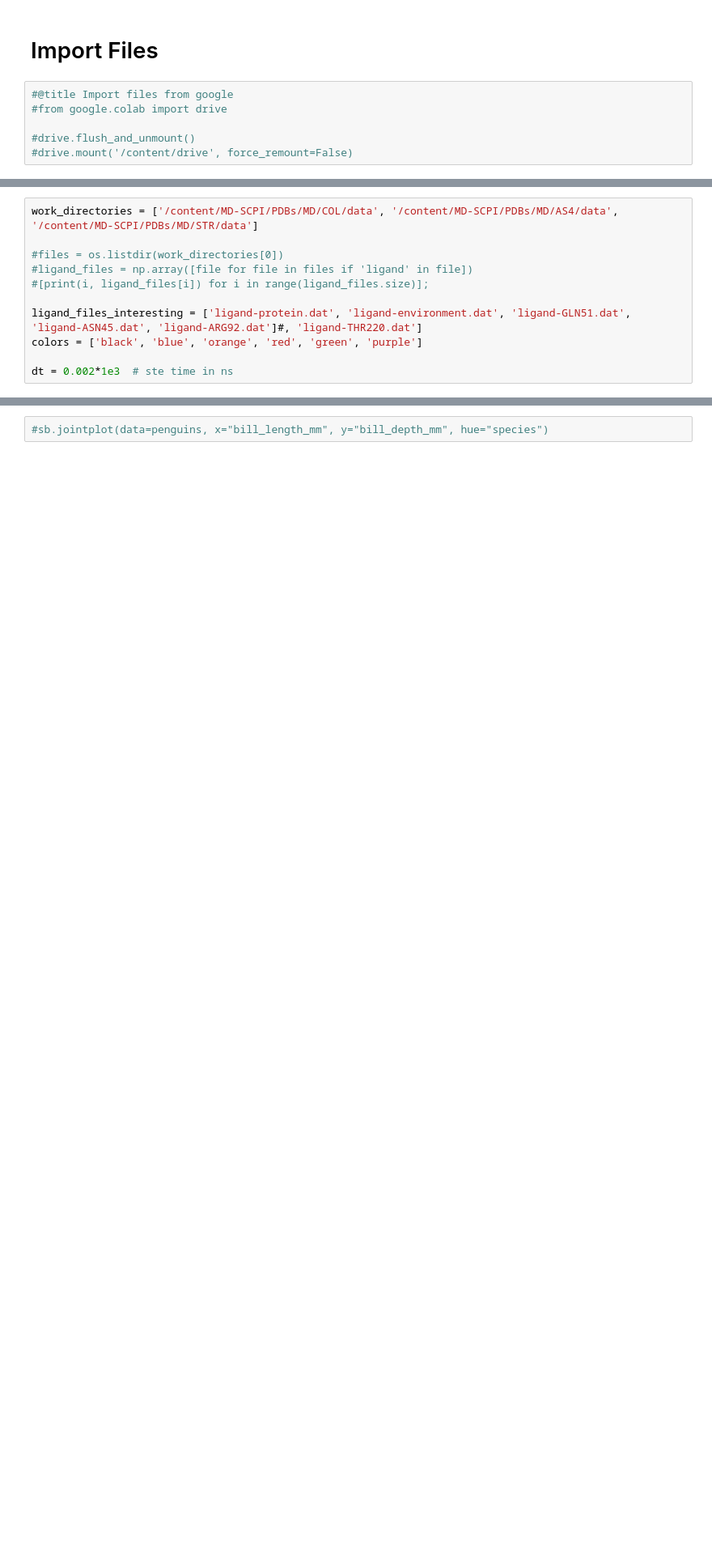
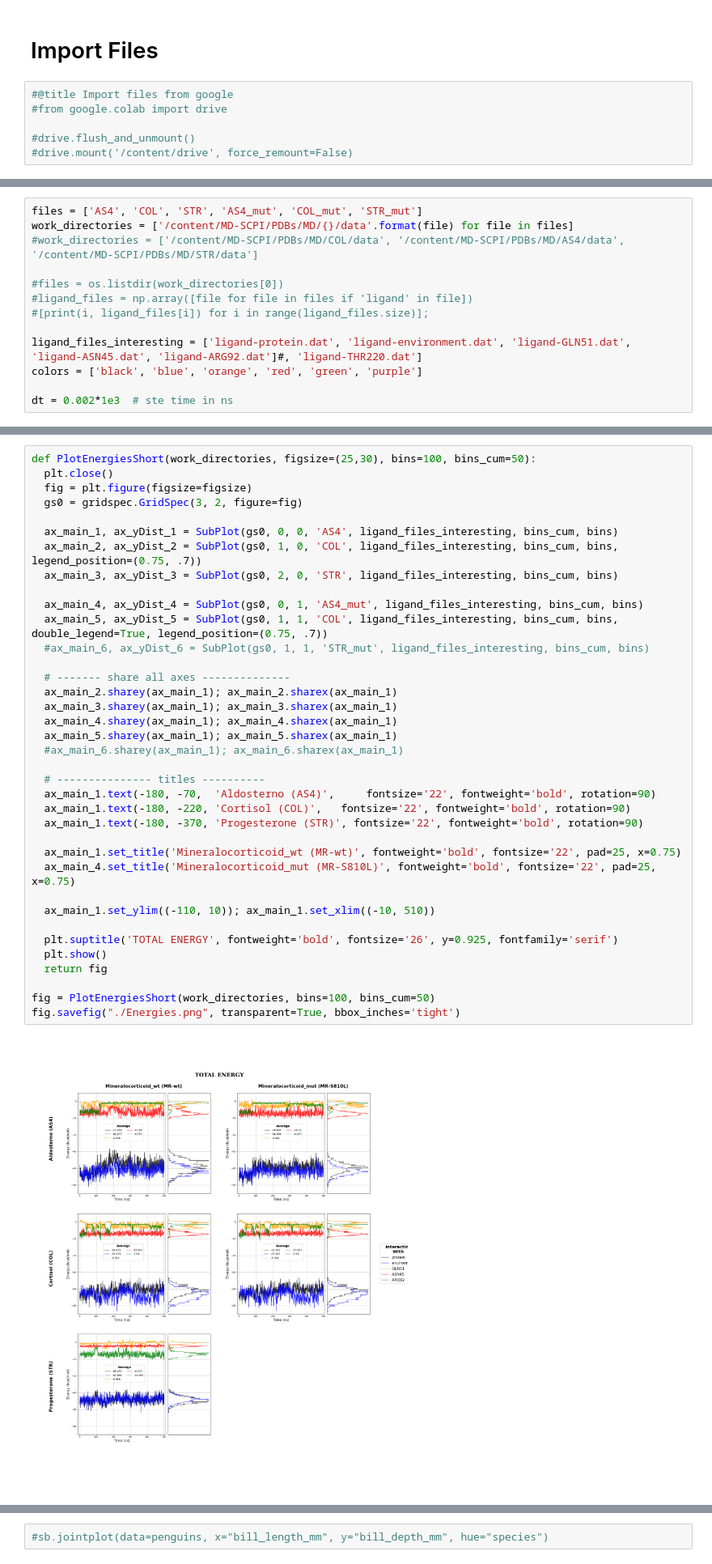
Before and after one commit to saguileran/MD-SCPI, a Jupyter notebook: NoteBooks/PlotEnergies.ipynb, the cells around one changed output, grey strips where cells are left out. Shown at 81% size. Cells and saved outputs as stored; diff of their text form; blank space fills up the shorter version.

```diff
--- a/NoteBooks/PlotEnergies.ipynb
+++ b/NoteBooks/PlotEnergies.ipynb
@@ -65,5 +65,7 @@ Updating files: 100% (284/284), done.
 # %%
-work_directories = ['/content/MD-SCPI/PDBs/MD/COL/data', '/content/MD-SCPI/PDBs/MD/AS4/data', '/content/MD-SCPI/PDBs/MD/STR/data']
+files = ['AS4', 'COL', 'STR', 'AS4_mut', 'COL_mut', 'STR_mut']
+work_directories = ['/content/MD-SCPI/PDBs/MD/{}/data'.format(file) for file in files]
+#work_directories = ['/content/MD-SCPI/PDBs/MD/COL/data', '/content/MD-SCPI/PDBs/MD/AS4/data', '/content/MD-SCPI/PDBs/MD/STR/data']
 
 #files = os.listdir(work_directories[0])
 #ligand_files = np.array([file for file in files if 'ligand' in file])
@@ -299,3 +136,42 @@ WARNING:matplotlib.legend:No artists with labels found to put in legend.  Note t
+# %%
+def PlotEnergiesShort(work_directories, figsize=(25,30), bins=100, bins_cum=50):
+  plt.close()
+  fig = plt.figure(figsize=figsize)
+  gs0 = gridspec.GridSpec(3, 2, figure=fig)
+
+  ax_main_1, ax_yDist_1 = SubPlot(gs0, 0, 0, 'AS4', ligand_files_interesting, bins_cum, bins)
+  ax_main_2, ax_yDist_2 = SubPlot(gs0, 1, 0, 'COL', ligand_files_interesting, bins_cum, bins, legend_position=(0.75, .7))
+  ax_main_3, ax_yDist_3 = SubPlot(gs0, 2, 0, 'STR', ligand_files_interesting, bins_cum, bins)
+
+  ax_main_4, ax_yDist_4 = SubPlot(gs0, 0, 1, 'AS4_mut', ligand_files_interesting, bins_cum, bins)
+  ax_main_5, ax_yDist_5 = SubPlot(gs0, 1, 1, 'COL', ligand_files_interesting, bins_cum, bins, double_legend=True, legend_position=(0.75, .7))
+  #ax_main_6, ax_yDist_6 = SubPlot(gs0, 1, 1, 'STR_mut', ligand_files_interesting, bins_cum, bins)
+
+  # ------- share all axes --------------
+  ax_main_2.sharey(ax_main_1); ax_main_2.sharex(ax_main_1)
+  ax_main_3.sharey(ax_main_1); ax_main_3.sharex(ax_main_1)
+  ax_main_4.sharey(ax_main_1); ax_main_4.sharex(ax_main_1)
+  ax_main_5.sharey(ax_main_1); ax_main_5.sharex(ax_main_1)
+  #ax_main_6.sharey(ax_main_1); ax_main_6.sharex(ax_main_1)
+
+  # --------------- titles ----------
+  ax_main_1.text(-180, -70,  'Aldosterno (AS4)',     fontsize='22', fontweight='bold', rotation=90)
+  ax_main_1.text(-180, -220, 'Cortisol (COL)',   fontsize='22', fontweight='bold', rotation=90)
+  ax_main_1.text(-180, -370, 'Progesterone (STR)', fontsize='22', fontweight='bold', rotation=90)
+
+  ax_main_1.set_title('Mineralocorticoid_wt (MR-wt)', fontweight='bold', fontsize='22', pad=25, x=0.75)
+  ax_main_4.set_title('Mineralocorticoid_mut (MR-S810L)', fontweight='bold', fontsize='22', pad=25, x=0.75)
+
+  ax_main_1.set_ylim((-110, 10)); ax_main_1.set_xlim((-10, 510))
+
+  plt.suptitle('TOTAL ENERGY', fontweight='bold', fontsize='26', y=0.925, fontfamily='serif')
+  plt.show()
+  return fig
+
+fig = PlotEnergiesShort(work_directories, bins=100, bins_cum=50)
+fig.savefig("./Energies.png", transparent=True, bbox_inches='tight')
+# %% [output]
+[figure, added]
 # %%
 def PlotsEnergies(work_directory_AS4, work_directory_COL):
 
```
Also changed, not shown: parts of 3 cells of this notebook.
